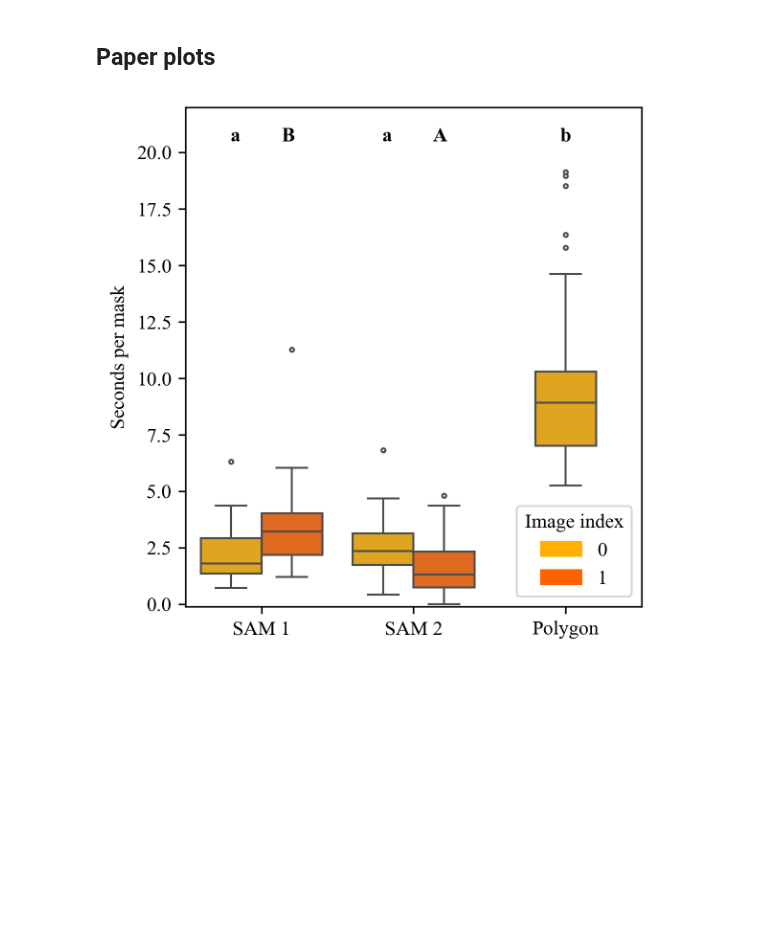
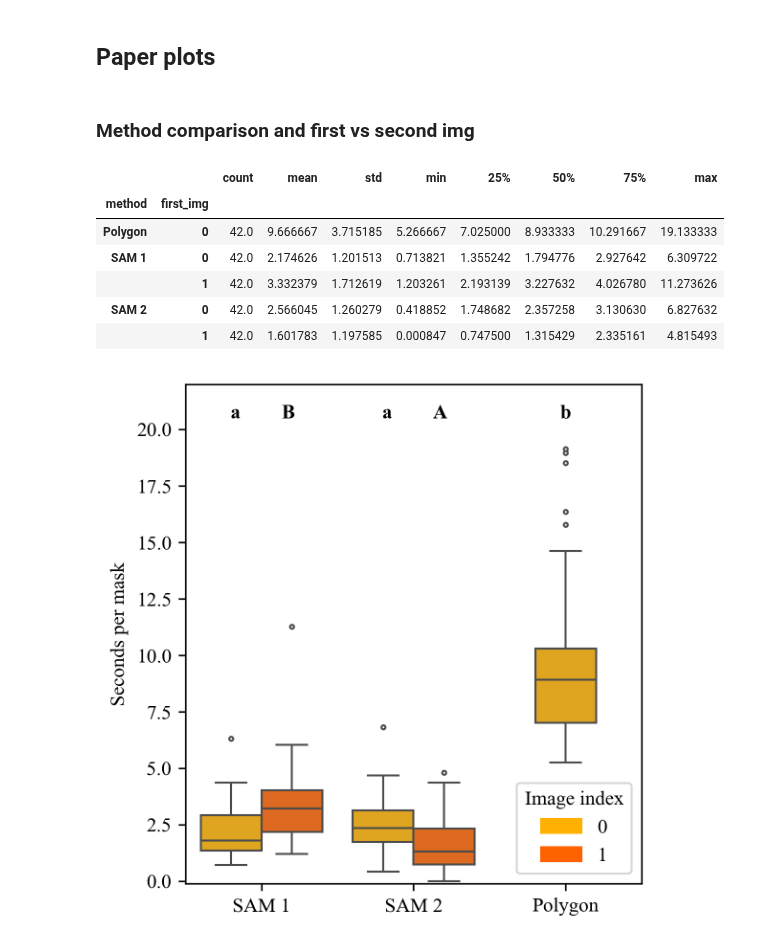
Before and after one commit to DerOehmer/ARAMSAM, a Jupyter notebook: DataVisualization/UserExperiments.ipynb, the cells around one changed output. Saved outputs shown, nothing was run; the diff lists cells and outputs as text; code cells hidden in the pictures; blank space fills up the shorter version.

```diff
--- a/DataVisualization/UserExperiments.ipynb
+++ b/DataVisualization/UserExperiments.ipynb
@@ -530,5 +530,7 @@ Passing `palette` without assigning `hue` is deprecated and will be removed in v
 # %% [markdown]
 ## Paper plots
+# %% [markdown]
+### Method comparison and first vs second img
 # %%
 ibm_colblind = ["#ffb000", "#fe6100", "#dc267f", "#785ef0", "#648fff"] #https://www.color-hex.com/color-palette/1044488
 def get_s_per_mask_boxplot(df1, df2, xkey, ykey, colour_key=None,):
@@ -569,9 +571,17 @@ def _draw_text(ax, x, y, text):
 # %%
 df_s_per_mask = df_sample.copy()
 df_s_per_mask["s_per_mask"] = df_s_per_mask["ds_per_mask"] / 10
 df_s_per_mask["first_img"] = df_s_per_mask["first_img"].astype(int).replace({1: 0, 0: 1})
 df_s_per_mask["method"] = df_s_per_mask["method"].replace({"sam1": "SAM 1", "sam2": "SAM 2", "polygon": "Polygon"})
 
 get_s_per_mask_boxplot(df_s_per_mask.loc[df_s_per_mask["method"]!="Polygon"], df_s_per_mask.loc[df_s_per_mask["method"]=="Polygon"], xkey="method", ykey="s_per_mask", colour_key="first_img")
+df_s_per_mask.groupby(["method", "first_img"])["s_per_mask"].describe()
 # %% [output]
+|  |  | count | mean | std | min | 25% | 50% | 75% | max |
+| method | first_img |  |  |  |  |  |  |  |  |
+| Polygon | 0 | 42.0 | 9.666667 | 3.715185 | 5.266667 | 7.025000 | 8.933333 | 10.291667 | 19.133333 |
+| SAM 1 | 0 | 42.0 | 2.174626 | 1.201513 | 0.713821 | 1.355242 | 1.794776 | 2.927642 | 6.309722 |
+|  | 1 | 42.0 | 3.332379 | 1.712619 | 1.203261 | 2.193139 | 3.227632 | 4.026780 | 11.273626 |
+| SAM 2 | 0 | 42.0 | 2.566045 | 1.260279 | 0.418852 | 1.748682 | 2.357258 | 3.130630 | 6.827632 |
+|  | 1 | 42.0 | 1.601783 | 1.197585 | 0.000847 | 0.747500 | 1.315429 | 2.335161 | 4.815493 |
 [figure]
```
Also changed, not shown: parts of 12 cells of this notebook, 9 other files.
